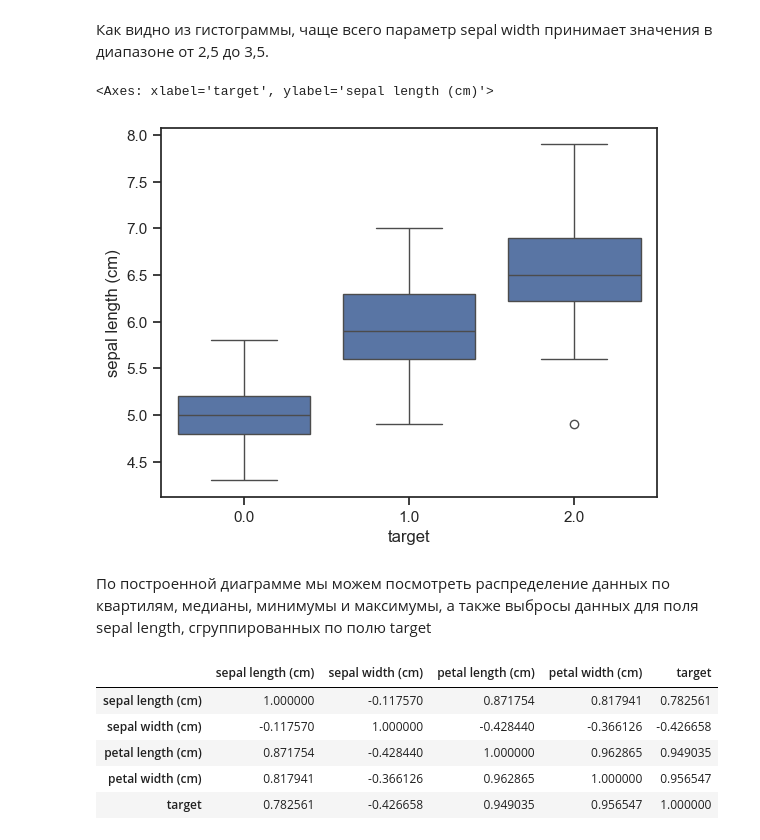
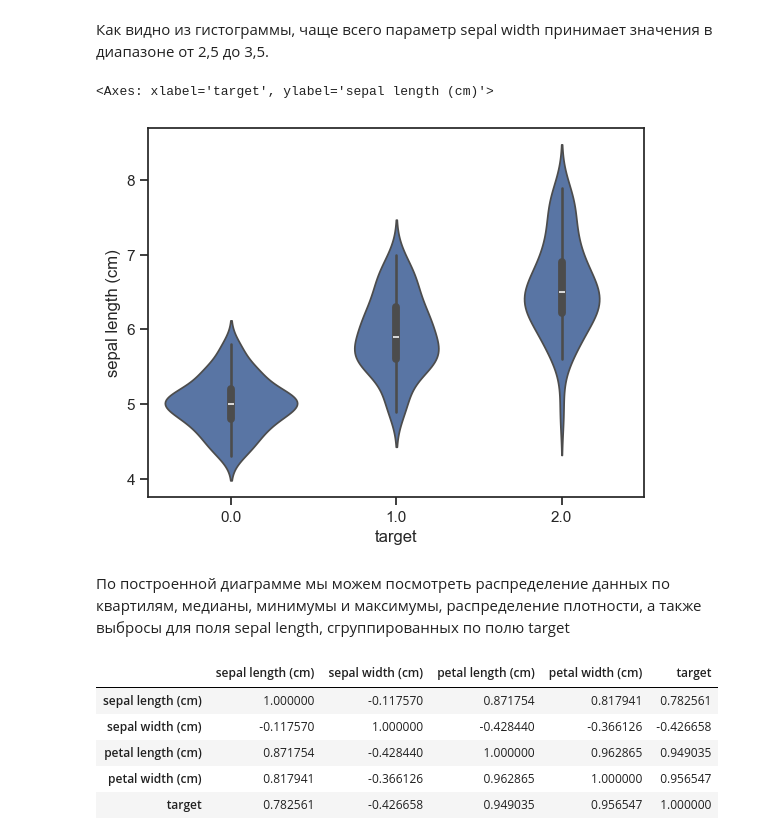
Before and after one commit to TrupacOff/TMO_course_2026, a Jupyter notebook: PK_1.ipynb, the cells around one changed output. Saved outputs shown, nothing was run; the diff lists cells and outputs as text; code cells hidden in the pictures.

```diff
--- a/PK_1.ipynb
+++ b/PK_1.ipynb
@@ -61,14 +75,14 @@ https://gist.github.com/mwaskom/de44147ed2974457ad6372750bbe5751
 [figure]
 # %% [markdown]
 Как видно из гистограммы, чаще всего параметр sepal width принимает значения в диапазоне от 2,5 до 3,5.
-# %%
-#Посмотрим распределение параметра sepal length сгруппированные по target.
-sns.boxplot(x='target', y='sepal length (cm)', data=data)
-# %% [output]
-<Axes: xlabel='target', ylabel='sepal length (cm)'>
-[figure, removed]
+# %%
+#Посмотрим распределение параметра sepal length сгруппированные по target.
+sns.violinplot(x='target', y='sepal length (cm)', data=data)
+# %% [output]
+<Axes: xlabel='target', ylabel='sepal length (cm)'>
+[figure, added]
 # %% [markdown]
-По построенной диаграмме мы можем посмотреть распределение данных по квартилям, медианы, минимумы и максимумы, а также выбросы данных для поля sepal length, сгруппированных по полю target
+По построенной диаграмме мы можем посмотреть распределение данных по квартилям, медианы, минимумы и максимумы, распределение плотности, а также выбросы для поля sepal length, сгруппированных по полю target
 # %%
 #Узнаем, есть ли корреляция между признаками
 data.corr()
```
Also changed, not shown: parts of 10 cells of this notebook.
